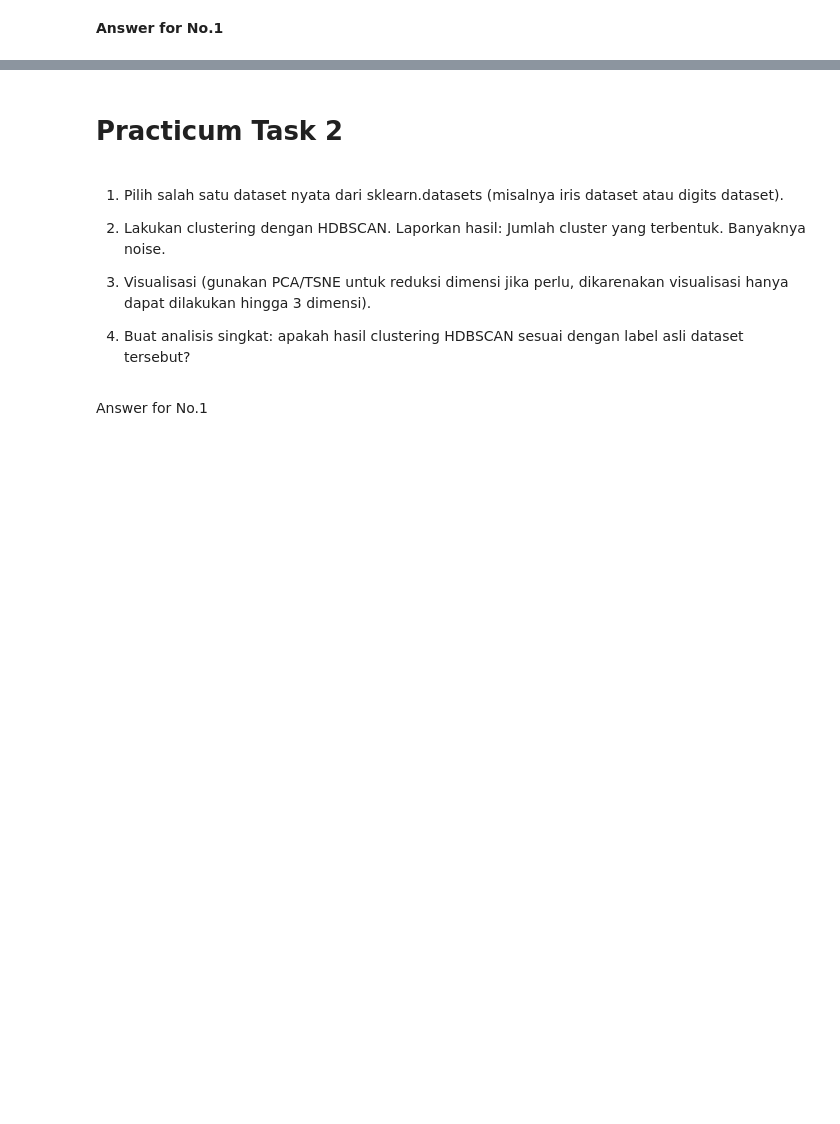
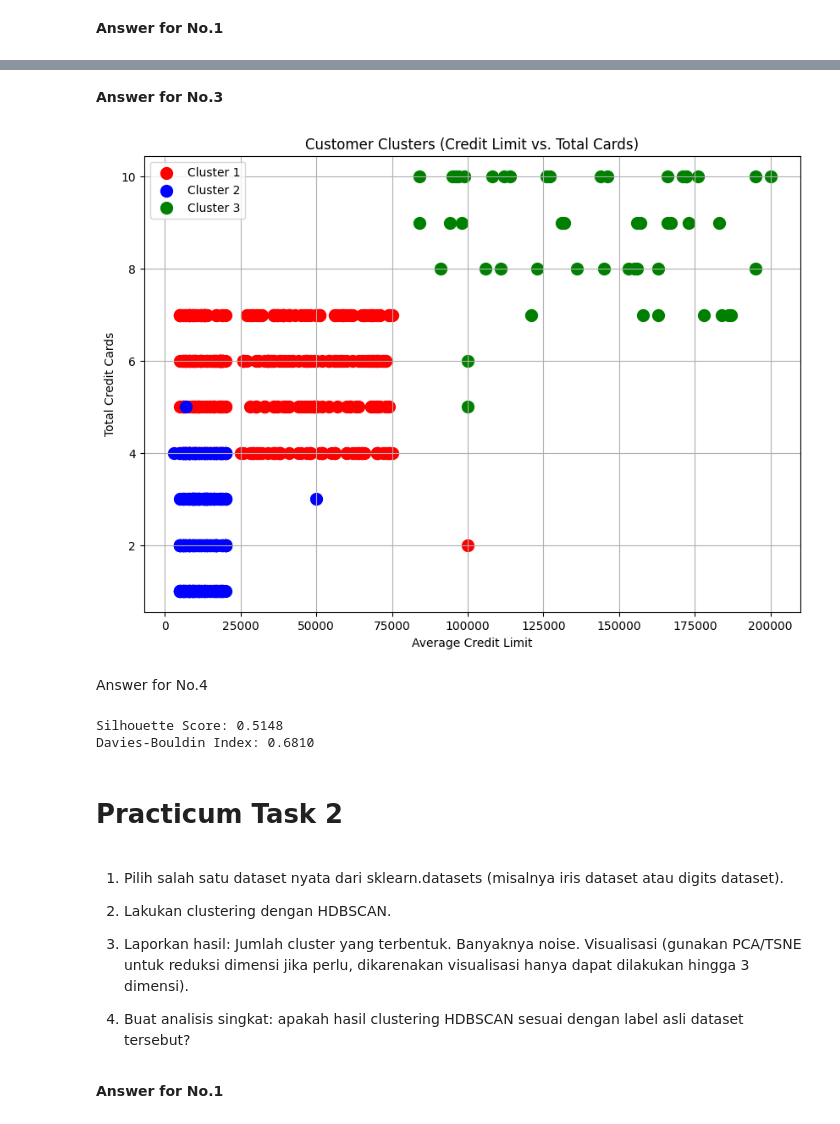
Before and after one commit to hemoabdullah/ML-SMT5, a Jupyter notebook: JS06_2341720203_Hammam_Abdullah_BG.ipynb, the cells around one changed output, grey strips where cells are left out. Saved outputs shown, nothing was run; the diff lists cells and outputs as text; code cells hidden in the pictures; blank space fills up the shorter version.

```diff
--- a/JS06_2341720203_Hammam_Abdullah_BG.ipynb
+++ b/JS06_2341720203_Hammam_Abdullah_BG.ipynb
@@ -264,15 +302,45 @@ plt.show()
+# %% [markdown]
+**Answer for No.3**
+# %%
+# Create the scatter plot using the original data (X) for interpretability
+# The colors are determined by our model's predictions (y_hc)
+plt.figure(figsize=(10, 7))
+plt.scatter(X[y_hc == 0, 0], X[y_hc == 0, 1], s=100, c='red', label='Cluster 1')
+plt.scatter(X[y_hc == 1, 0], X[y_hc == 1, 1], s=100, c='blue', label='Cluster 2')
+plt.scatter(X[y_hc == 2, 0], X[y_hc == 2, 1], s=100, c='green', label='Cluster 3')
+
+plt.title('Customer Clusters (Credit Limit vs. Total Cards)')
+plt.xlabel('Average Credit Limit')
+plt.ylabel('Total Credit Cards')
+plt.legend()
+plt.grid(True)
+plt.show()
+# %% [output]
+[figure, added]
+# %% [markdown]
+Answer for No.4
+# %%
+silhouette = silhouette_score(X_scaled, y_hc)
+
+dbi = davies_bouldin_score(X_scaled, y_hc)
+
+print(f"Silhouette Score: {silhouette:.4f}")
+print(f"Davies-Bouldin Index: {dbi:.4f}")
+# %% [output]
+Silhouette Score: 0.5148
+Davies-Bouldin Index: 0.6810
 # %% [markdown]
 # Practicum Task 2
 # %% [markdown]
 1. Pilih salah satu dataset nyata dari sklearn.datasets (misalnya iris dataset atau digits dataset).
 
 2. Lakukan clustering dengan HDBSCAN.
-Laporkan hasil:
+
+3. Laporkan hasil:
 Jumlah cluster yang terbentuk.
 Banyaknya noise.
-
-3. Visualisasi (gunakan PCA/TSNE untuk reduksi dimensi jika perlu, dikarenakan visualisasi hanya dapat dilakukan hingga 3 dimensi).
+Visualisasi (gunakan PCA/TSNE untuk reduksi dimensi jika perlu, dikarenakan visualisasi hanya dapat dilakukan hingga 3 dimensi).
 
 4. Buat analisis singkat: apakah hasil clustering HDBSCAN sesuai dengan label asli dataset tersebut?
 # %% [markdown]
-Answer for No.1
+**Answer for No.1**
```
Also changed, not shown: parts of 15 cells of this notebook.
